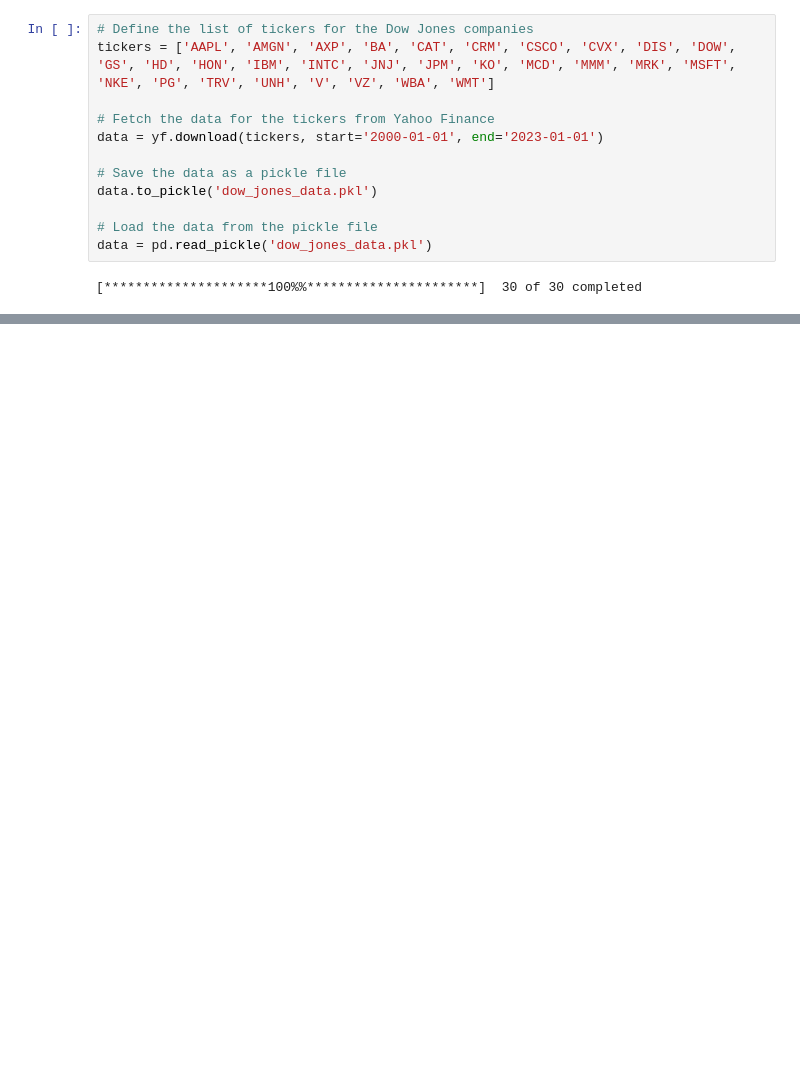
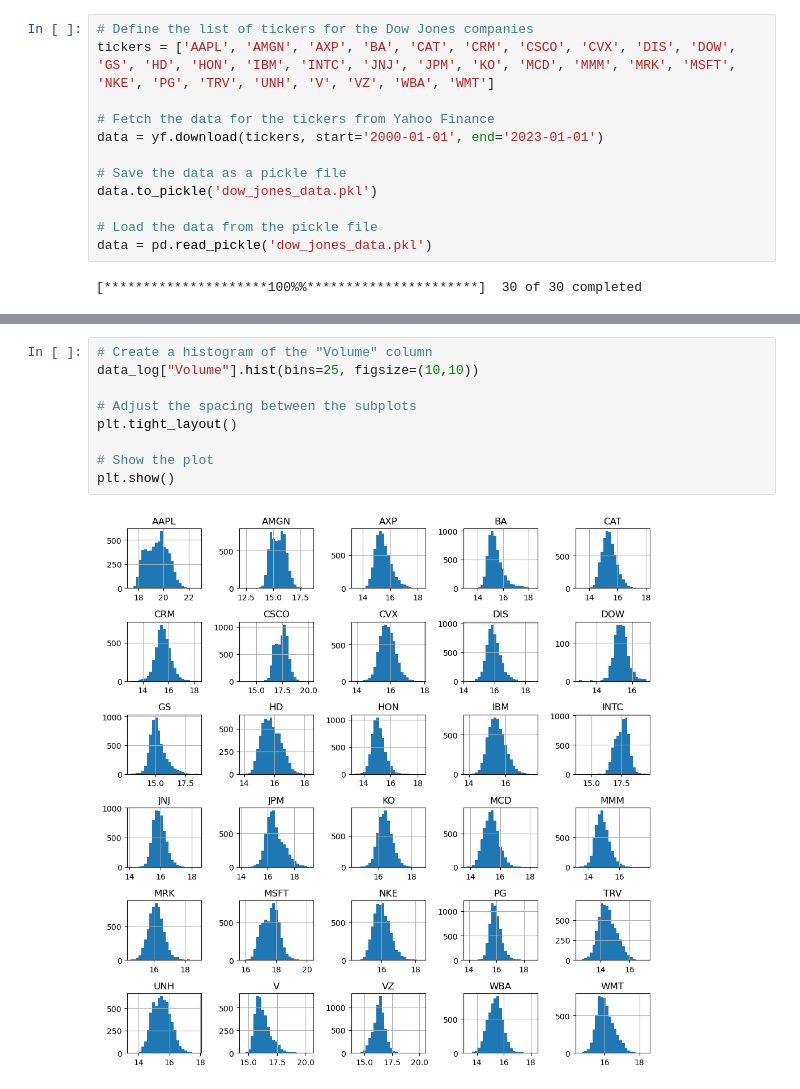
Before and after one commit to alekseevpavel04/project, a Jupyter notebook: ReceiveData.ipynb, the cells around one changed output, grey strips where cells are left out. Cells and saved outputs as stored; diff of their text form; blank space fills up the shorter version.

```diff
--- a/ReceiveData.ipynb
+++ b/ReceiveData.ipynb
@@ -35,0 +134,11 @@ data
+# %%
+# Create a histogram of the "Volume" column
+data_log["Volume"].hist(bins=25, figsize=(10,10))
+
+# Adjust the spacing between the subplots
+plt.tight_layout()
+
+# Show the plot
+plt.show()
+# %% [output]
+[figure, added]
```
Also changed, not shown: parts of 11 cells of this notebook.
